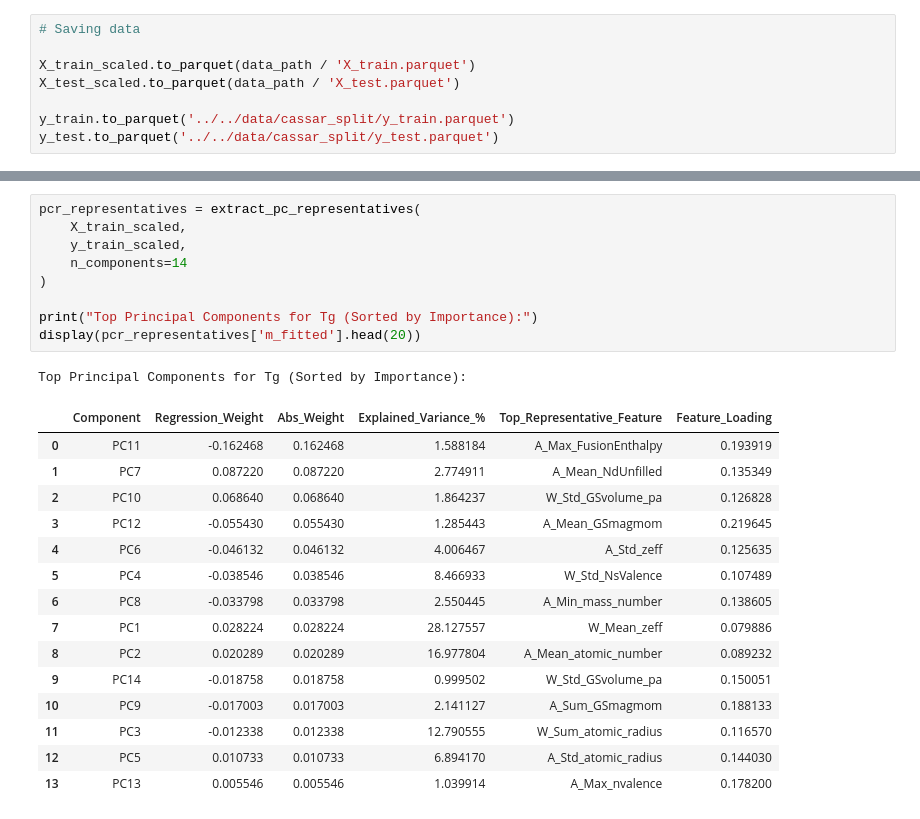
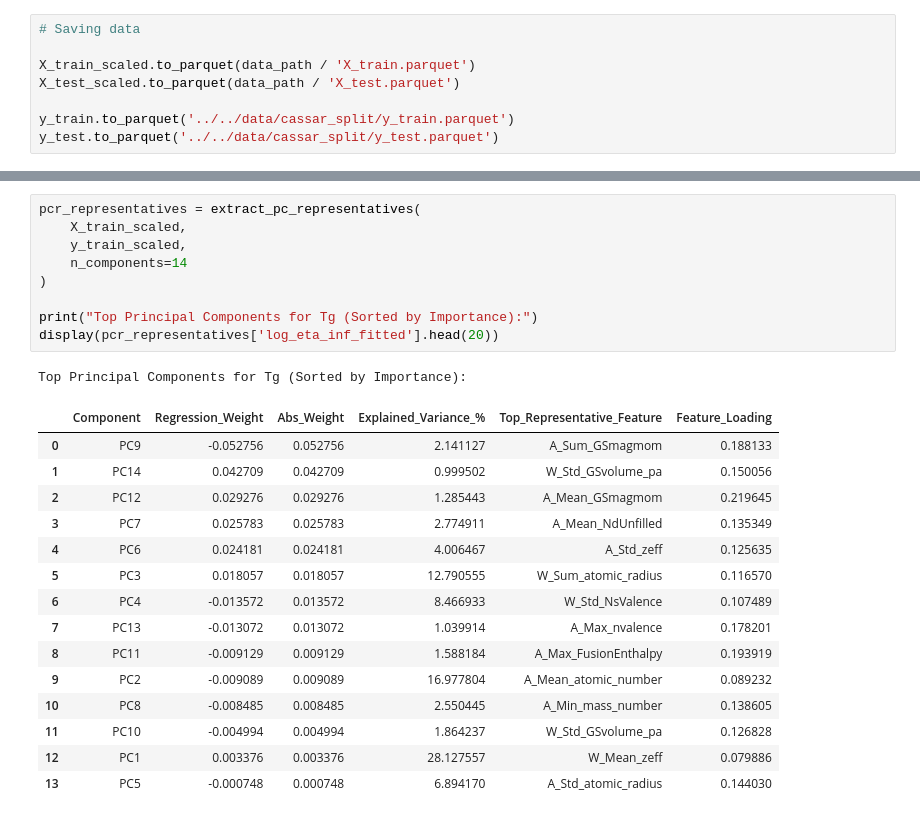
Before and after one commit to R3sten/glass_dynamics, a Jupyter notebook: notebooks/analysis/07_pcr_analysis.ipynb, the cells around one changed output, grey strips where cells are left out. Cells and saved outputs as stored; diff of their text form.

```diff
--- a/notebooks/analysis/07_pcr_analysis.ipynb
+++ b/notebooks/analysis/07_pcr_analysis.ipynb
@@ -188,29 +188,29 @@ importance_data['m_fitted'].head(20) # log_eta_inf
 # %%
 pcr_representatives = extract_pc_representatives(
     X_train_scaled,
     y_train_scaled,
     n_components=14
 )
 
 print("Top Principal Components for Tg (Sorted by Importance):")
-display(pcr_representatives['m_fitted'].head(20))
+display(pcr_representatives['log_eta_inf_fitted'].head(20))
 # %% [output]
 Top Principal Components for Tg (Sorted by Importance):
 |  | Component | Regression_Weight | Abs_Weight | Explained_Variance_% | Top_Representative_Feature | Feature_Loading |
-| 0 | PC11 | -0.162468 | 0.162468 | 1.588184 | A_Max_FusionEnthalpy | 0.193919 |
-| 1 | PC7 | 0.087220 | 0.087220 | 2.774911 | A_Mean_NdUnfilled | 0.135349 |
-| 2 | PC10 | 0.068640 | 0.068640 | 1.864237 | W_Std_GSvolume_pa | 0.126828 |
-| 3 | PC12 | -0.055430 | 0.055430 | 1.285443 | A_Mean_GSmagmom | 0.219645 |
-| 4 | PC6 | -0.046132 | 0.046132 | 4.006467 | A_Std_zeff | 0.125635 |
-| 5 | PC4 | -0.038546 | 0.038546 | 8.466933 | W_Std_NsValence | 0.107489 |
-| 6 | PC8 | -0.033798 | 0.033798 | 2.550445 | A_Min_mass_number | 0.138605 |
-| 7 | PC1 | 0.028224 | 0.028224 | 28.127557 | W_Mean_zeff | 0.079886 |
-| 8 | PC2 | 0.020289 | 0.020289 | 16.977804 | A_Mean_atomic_number | 0.089232 |
-| 9 | PC14 | -0.018758 | 0.018758 | 0.999502 | W_Std_GSvolume_pa | 0.150051 |
-| 10 | PC9 | -0.017003 | 0.017003 | 2.141127 | A_Sum_GSmagmom | 0.188133 |
-| 11 | PC3 | -0.012338 | 0.012338 | 12.790555 | W_Sum_atomic_radius | 0.116570 |
-| 12 | PC5 | 0.010733 | 0.010733 | 6.894170 | A_Std_atomic_radius | 0.144030 |
-| 13 | PC13 | 0.005546 | 0.005546 | 1.039914 | A_Max_nvalence | 0.178200 |
+| 0 | PC9 | -0.052756 | 0.052756 | 2.141127 | A_Sum_GSmagmom | 0.188133 |
+| 1 | PC14 | 0.042709 | 0.042709 | 0.999502 | W_Std_GSvolume_pa | 0.150056 |
+| 2 | PC12 | 0.029276 | 0.029276 | 1.285443 | A_Mean_GSmagmom | 0.219645 |
+| 3 | PC7 | 0.025783 | 0.025783 | 2.774911 | A_Mean_NdUnfilled | 0.135349 |
+| 4 | PC6 | 0.024181 | 0.024181 | 4.006467 | A_Std_zeff | 0.125635 |
+| 5 | PC3 | 0.018057 | 0.018057 | 12.790555 | W_Sum_atomic_radius | 0.116570 |
+| 6 | PC4 | -0.013572 | 0.013572 | 8.466933 | W_Std_NsValence | 0.107489 |
+| 7 | PC13 | -0.013072 | 0.013072 | 1.039914 | A_Max_nvalence | 0.178201 |
+| 8 | PC11 | -0.009129 | 0.009129 | 1.588184 | A_Max_FusionEnthalpy | 0.193919 |
+| 9 | PC2 | -0.009089 | 0.009089 | 16.977804 | A_Mean_atomic_number | 0.089232 |
+| 10 | PC8 | -0.008485 | 0.008485 | 2.550445 | A_Min_mass_number | 0.138605 |
+| 11 | PC10 | -0.004994 | 0.004994 | 1.864237 | W_Std_GSvolume_pa | 0.126828 |
+| 12 | PC1 | 0.003376 | 0.003376 | 28.127557 | W_Mean_zeff | 0.079886 |
+| 13 | PC5 | -0.000748 | 0.000748 | 6.894170 | A_Std_atomic_radius | 0.144030 |
 # %%
 # # Top PC analysis
 
```
Also changed, not shown: parts of 13 cells of this notebook, 30 other files.
